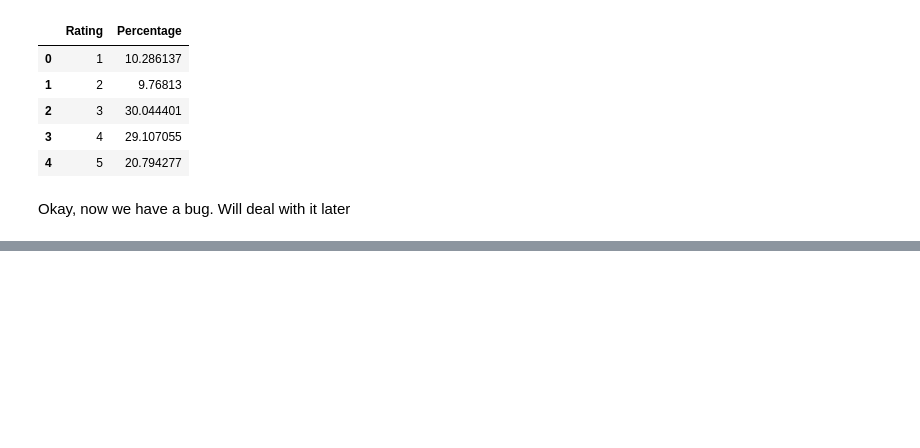
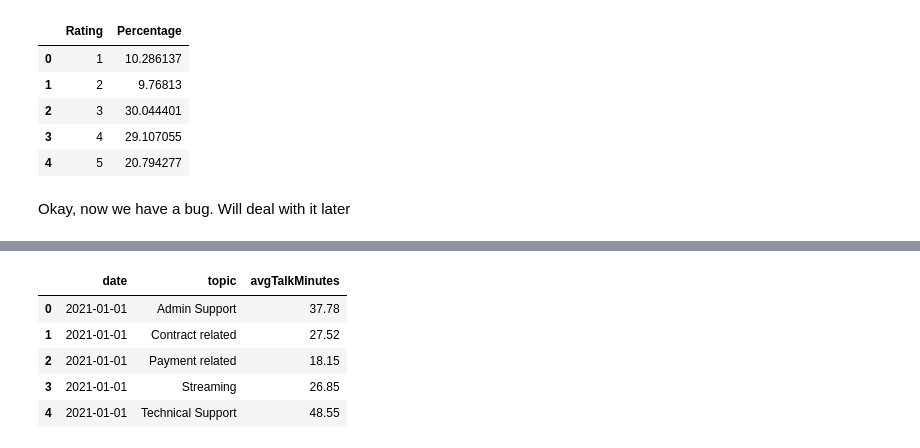
Before and after one commit to IvanMahlelebe/pwc-swiss, a Jupyter notebook: Exploratory Analysis.ipynb, the cells around one changed output, grey strips where cells are left out. Saved outputs shown, nothing was run; the diff lists cells and outputs as text; code cells hidden in the pictures; blank space fills up the shorter version.

```diff
--- a/Exploratory Analysis.ipynb
+++ b/Exploratory Analysis.ipynb
@@ -425,0 +440,23 @@ Okay, now we have a bug. Will deal with it later
+# %%
+df["avgTalkDuration"] = pd.to_timedelta(df["avgTalkDuration"].astype(str))
+
+dailyMinutesPerTopic = (
+    df.groupby(["date", "topic"])["avgTalkDuration"]
+    .sum()
+    .reset_index()
+    .sort_values(by=["date", "topic"])
+)
+
+dailyMinutesPerTopic["avgTalkMinutes"] = (
+    (dailyMinutesPerTopic["avgTalkDuration"].dt.total_seconds() / 60).round(2)
+)
+dailyMinutesPerTopic.drop(columns=["avgTalkDuration"], inplace=True)
+
+dailyMinutesPerTopic.head()
+# %% [output]
+|  | date | topic | avgTalkMinutes |
+| 0 | 2021-01-01 | Admin Support | 37.78 |
+| 1 | 2021-01-01 | Contract related | 27.52 |
+| 2 | 2021-01-01 | Payment related | 18.15 |
+| 3 | 2021-01-01 | Streaming | 26.85 |
+| 4 | 2021-01-01 | Technical Support | 48.55 |
```
Also changed, not shown: parts of 39 cells of this notebook, 1 other file.
